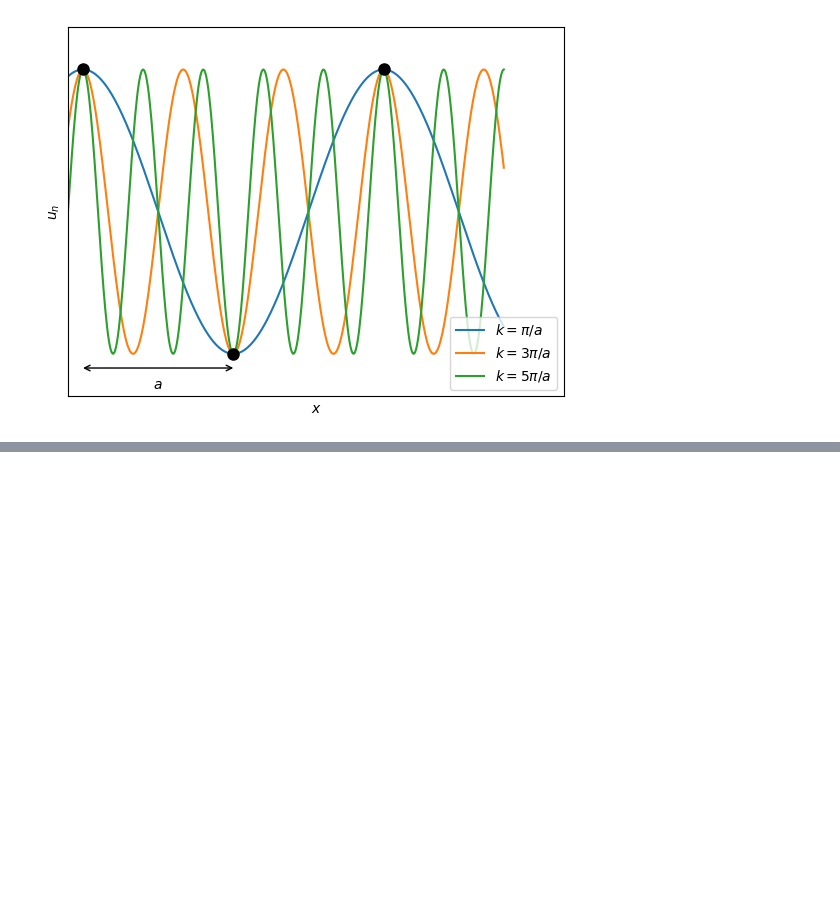
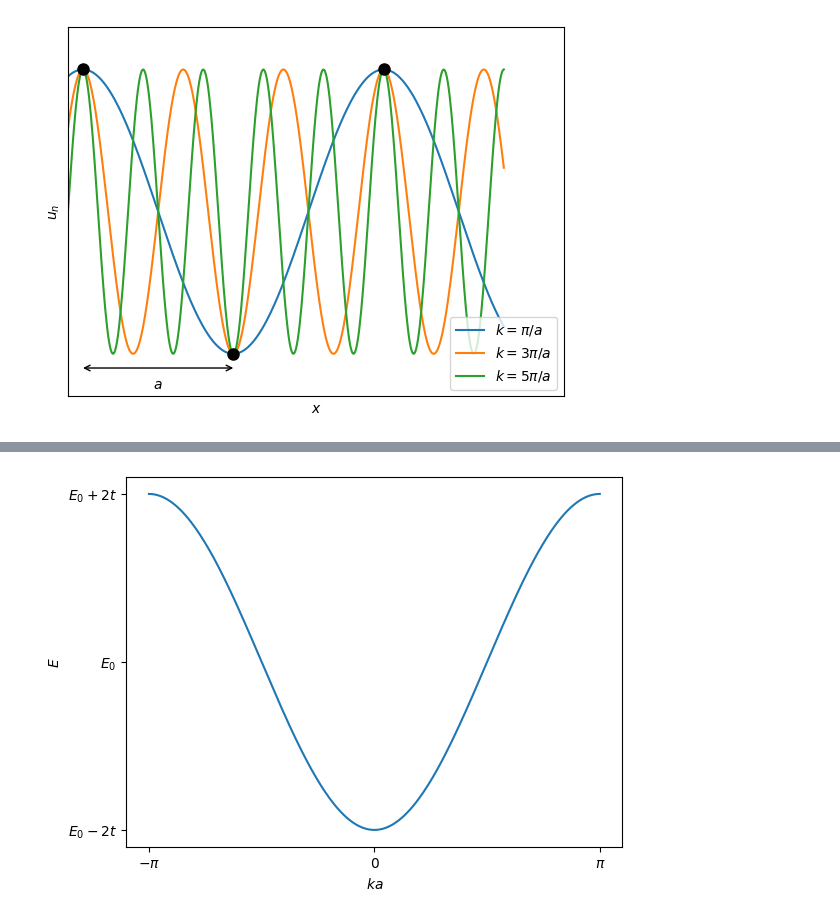
Before and after one commit to tgrappoport/2dmat, a Jupyter notebook: tight_binding.ipynb, the cells around one changed output, grey strips where cells are left out. Drawn from its saved outputs; the diff is of its cells as text; code cells hidden in the pictures; blank space fills up the shorter version.

```diff
--- a/tight_binding.ipynb
+++ b/tight_binding.ipynb
@@ -349,0 +363,9 @@ ax.text(.5, -1.25, '$a$', ha='center');
+# %%
+pyplot.figure()
+k = np.linspace(-np.pi, np.pi, 300)
+pyplot.plot(k, -np.cos(k))
+pyplot.xlabel('$ka$'); pyplot.ylabel('$E$')
+pyplot.xticks([-np.pi, 0, np.pi], [r'$-\pi$', 0, r'$\pi$'])
+pyplot.yticks([-1, 0, 1], ['$E_0-2t$', '$E_0$', '$E_0+2t$']);
+# %% [output]
+[figure, added]
```
Also changed, not shown: parts of 4 cells of this notebook.
